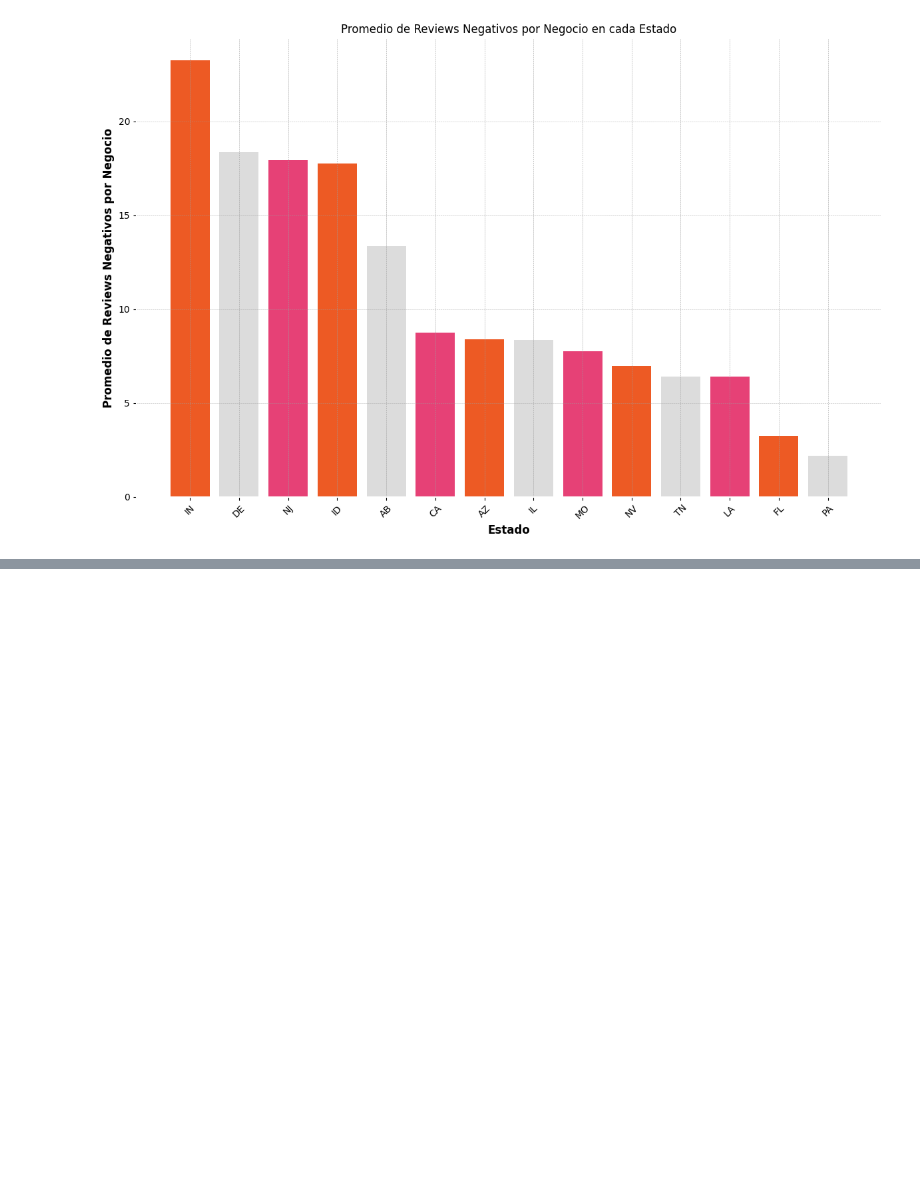
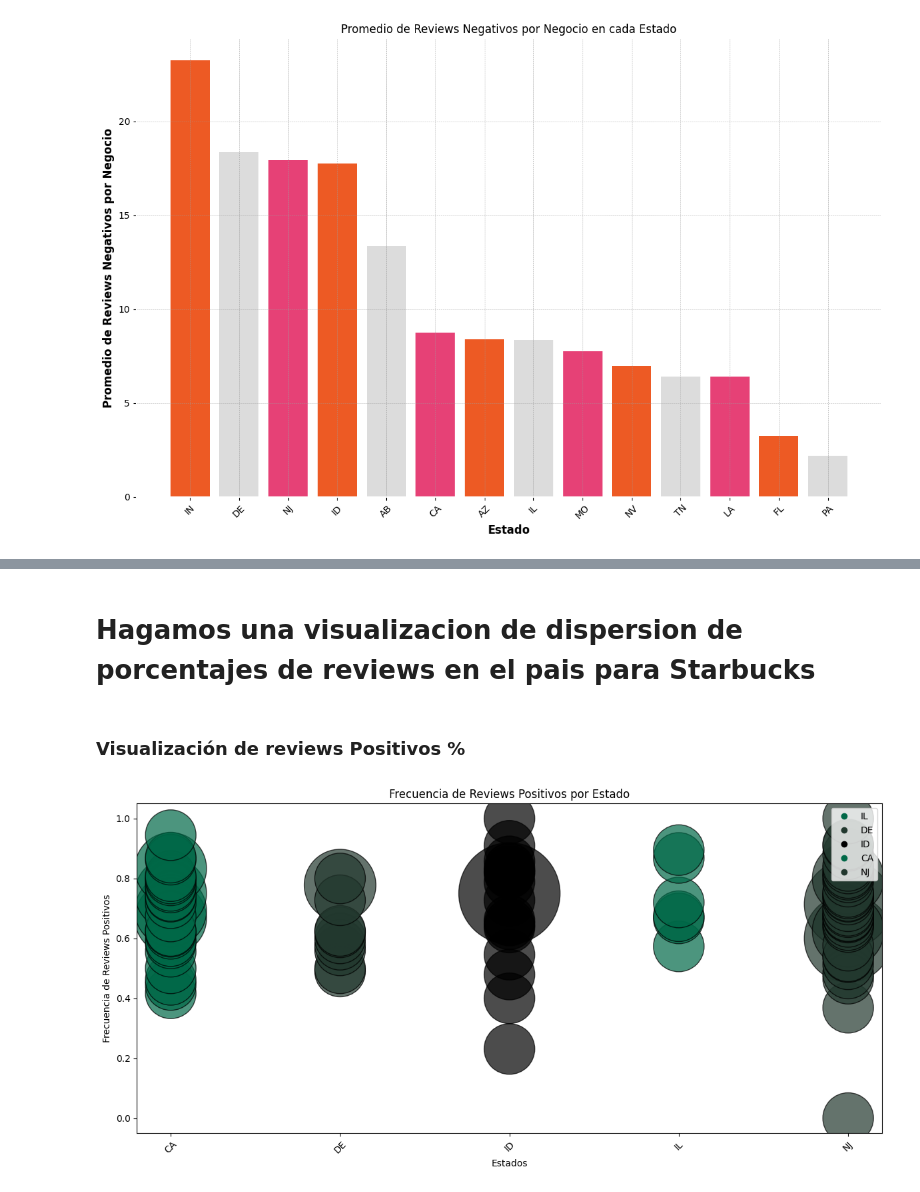
Before and after one commit to RadTorino/Starbucks_Analysis, a Jupyter notebook: code/eda_previo.ipynb, the cells around one changed output, grey strips where cells are left out. Saved outputs shown, nothing was run; the diff lists cells and outputs as text; code cells hidden in the pictures; blank space fills up the shorter version.

```diff
--- a/code/eda_previo.ipynb
+++ b/code/eda_previo.ipynb
@@ -330,0 +474,52 @@ plt.show()
+# %% [markdown]
+# Hagamos una visualizacion de dispersion de porcentajes de reviews en el pais para Starbucks
+# %% [markdown]
+### Visualización de reviews Positivos %
+# %%
+# Cargar los archivos Parquet
+df_business_general = pd.read_parquet('../data/business.parquet')
+df_review_sent_total = pd.read_parquet('../data/review_sent_total.parquet')
+
+# Unir los DataFrames por la columna business_id
+df_merged = pd.merge(df_business_general, df_review_sent_total, on='business_id')
+
+# Filtrar los estados deseados
+states = ['IL', 'DE', 'ID', 'CA', 'NJ']
+df_merged = df_merged[df_merged['state'].isin(states)]
+
+# Calcular la frecuencia de reviews positivos por estado
+df_grouped = df_merged.groupby('state')['positive'].value_counts().reset_index(name='frequency')
+# %%
+# Crear el gráfico de dispersión
+plt.figure(figsize=(12, 6))
+
+# Definir los colores y tamaños de los puntos
+colors = {'IL': '#006847', 'DE': '#22382E', 'ID': '#000000', 'CA': '#006847', 'NJ': '#22382E'}
+sizes = df_grouped['frequency'].values * 3000
+
+# Graficar los puntos (burbujas)
+plt.scatter(
+    df_grouped['state'],          # Eje X: estados
+    df_grouped['positive'],       # Eje Y: frecuencia de reviews positivos
+    s=sizes,                      # Tamaño de los puntos según la frecuencia
+    c=df_grouped['state'].map(colors),  # Color de los puntos según el estado
+    alpha=0.7,                    # Transparencia de los puntos
+    edgecolors='black'            # Color del borde de los puntos
+)
+
+# Configurar etiquetas y título
+plt.xlabel('Estados')
+plt.ylabel('Frecuencia de Reviews Positivos')
+plt.title('Frecuencia de Reviews Positivos por Estado')
+
+# Añadir leyenda personalizada
+legend_labels = ['IL', 'DE', 'ID', 'CA', 'NJ']
+legend_markers = [plt.Line2D([0,0],[0,0],color=colors[state], marker='o', linestyle='') for state in states]
+plt.legend(legend_markers, legend_labels, loc='upper right')
+
+# Mostrar el gráfico
+plt.xticks(rotation=45)  # Rotar las etiquetas del eje X para mejor visualización
+plt.tight_layout()
+plt.show()
+# %% [output]
+[figure, added]
```
Also changed, not shown: parts of 13 cells of this notebook.
